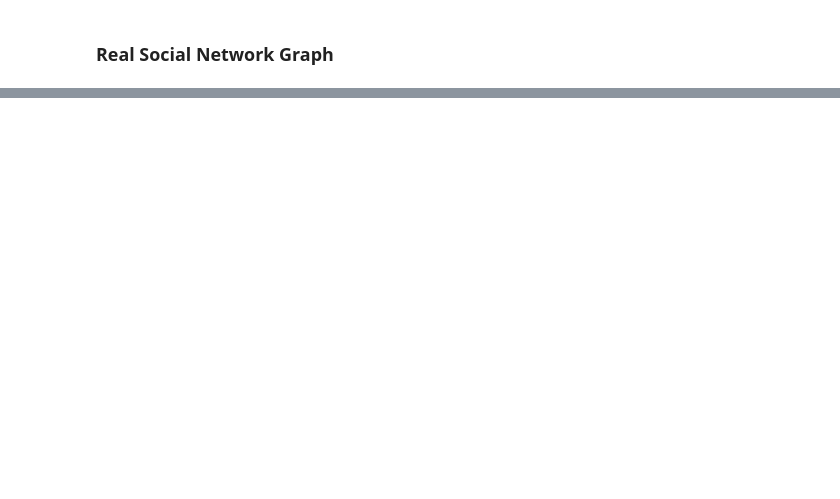
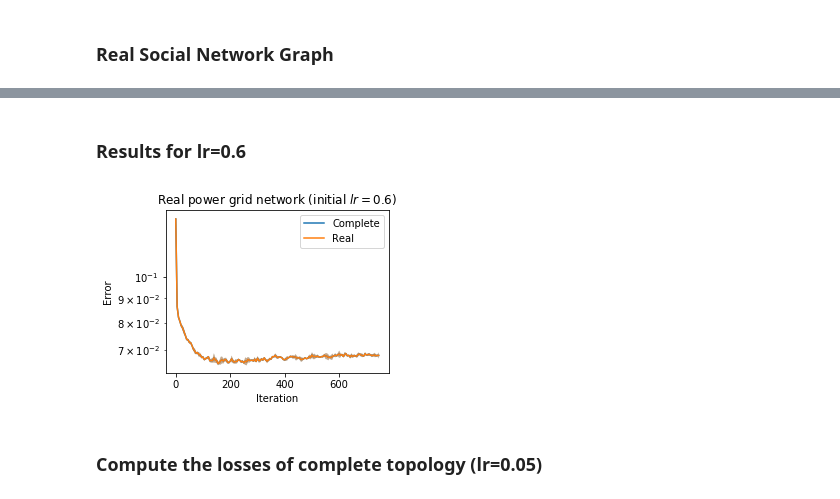
Before and after one commit to Adirlou/OptML_Project, a Jupyter notebook: real_network_topology.ipynb, the cells around one changed output, grey strips where cells are left out. Drawn from its saved outputs; the diff is of its cells as text; code cells hidden in the pictures; blank space fills up the shorter version.

```diff
--- a/real_network_topology.ipynb
+++ b/real_network_topology.ipynb
@@ -71,9 +40,11 @@ params = dict(num_epoch=15, lr_type='bottou',
 # %% [markdown]
 ### Real Social Network Graph
 # %%
-G = nx.read_gml('power.gml', label=None)
+G = nx.read_gml('power.gml', label='id')
 G = G.to_undirected()
+n_machines = G.number_of_nodes()
+real_network_topology = nx.adjacency_matrix(G).toarray() + np.eye(n_machines)
 
-print("number of nodes " + str(G.number_of_nodes()))
-print("number of edges " + str(G.number_of_edges()))
+print('Number of nodes: ' + str(n_machines))
+print('Number of edges: ' + str(G.number_of_edges()))
 # %% [output]
@@ -82 +53,13 @@ number of edges 6594
+# %%
+reg = 1 / A.shape[0]
+n_features = A.shape[1]
+compute_loss_every = 5
+
+params = dict(num_epoch=15, lr_type='bottou',
+                           initial_lr=0.4, regularizer=reg,
+                           quantization_method='full', n_machines=n_machines,
+                           communication_method='plain',
+                           data_distribution_random_seed=2, random_seed=2,
+                           data_distribution_strategy='random',
+                           compute_loss_every=compute_loss_every, tol=1e-10)
 # %% [markdown]
@@ -107,0 +113,13 @@ Final score: 0.7228
+# %% [markdown]
+### Results for lr=0.6
+# %%
+iterations_indices = np.arange(0, losses_real[0].shape[0] * compute_loss_every,
+                               compute_loss_every)
+helpers.plot_losses_with_std([losses_complete, losses_real],
+            iterations_indices, optimum_loss=optimum_loss,
+            labels=["Complete","Real"], title="Real power grid network (initial $lr=0.6$)",
+            figsize=(4,3))#, save_as_pdf=True, pdf_name="real_net_high_lr")
+# %% [output]
+[figure, added]
+# %% [markdown]
+### Compute the losses of complete topology (lr=0.05)
```
Also changed, not shown: parts of 18 cells of this notebook, 2 other files.
